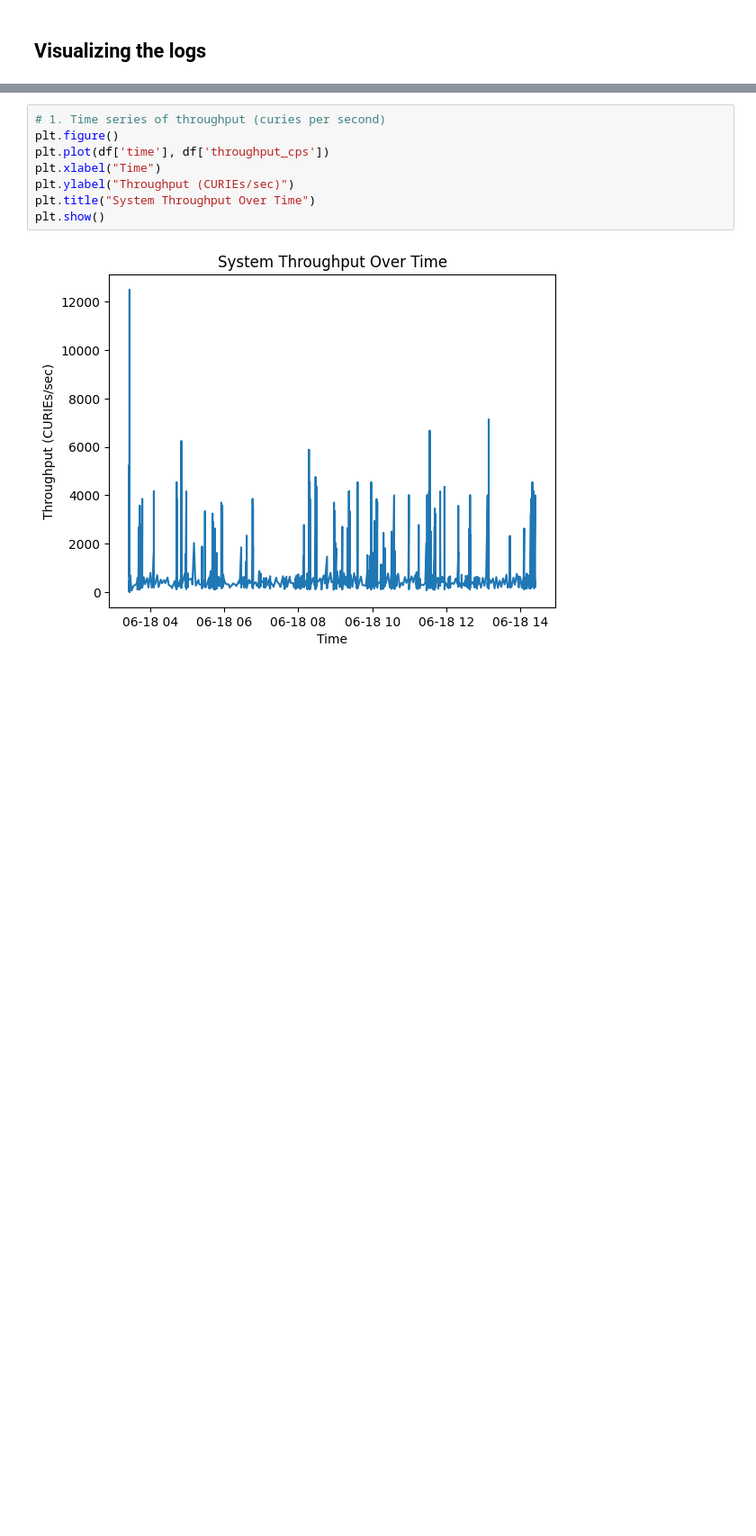
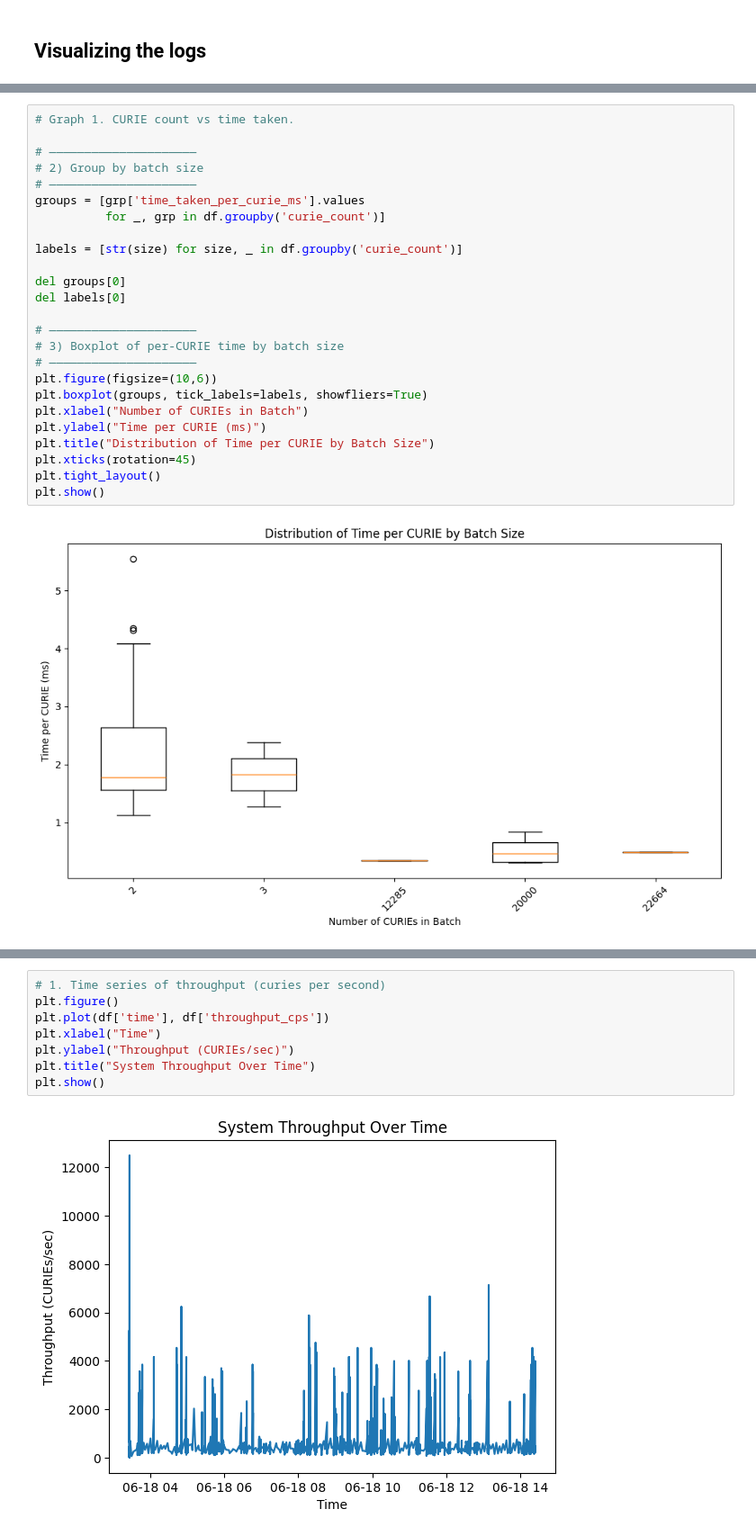
Before and after one commit to TranslatorSRI/babel-validation, a Jupyter notebook: log-analysis/NodeNorm_log_analysis.ipynb, the cells around one changed output, grey strips where cells are left out. Shown: that part at 90% size. Cells and saved outputs as stored; diff of their text form; blank space fills up the shorter version.

```diff
--- a/log-analysis/NodeNorm_log_analysis.ipynb
+++ b/log-analysis/NodeNorm_log_analysis.ipynb
@@ -160,3 +152,30 @@ df.head()
 | 2 | 2025-06-18 14:23:48-04:00 | [PMID:16943770] | 1 | 3.21 | 3.21 | {'curies': ['PMID:16943770'], 'co... |  | ... |
 | 3 | 2025-06-18 14:23:48-04:00 | [PMID:17553787] | 1 | 1.97 | 1.97 | {'curies': ['PMID:17553787'], 'co... |  | ... |
 | 4 | 2025-06-18 14:23:48-04:00 | [KEGG:hsa05200] | 1 | 2.13 | 2.13 | {'curies': ['KEGG:hsa05200'], 'co... |  | ... |
+# %%
+# Graph 1. CURIE count vs time taken.
+
+# —————————————————————
+# 2) Group by batch size
+# —————————————————————
+groups = [grp['time_taken_per_curie_ms'].values
+          for _, grp in df.groupby('curie_count')]
+
+labels = [str(size) for size, _ in df.groupby('curie_count')]
+
+del groups[0]
+del labels[0]
+
+# —————————————————————
+# 3) Boxplot of per‑CURIE time by batch size
+# —————————————————————
+plt.figure(figsize=(10,6))
+plt.boxplot(groups, tick_labels=labels, showfliers=True)
+plt.xlabel("Number of CURIEs in Batch")
+plt.ylabel("Time per CURIE (ms)")
+plt.title("Distribution of Time per CURIE by Batch Size")
+plt.xticks(rotation=45)
+plt.tight_layout()
+plt.show()
+# %% [output]
+[figure, added]
```
Also changed, not shown: parts of 4 cells of this notebook.
